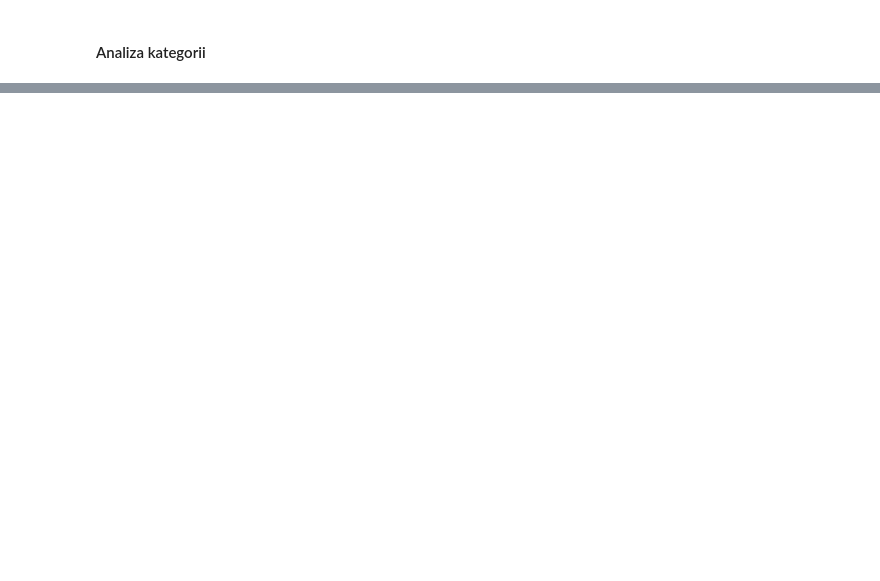
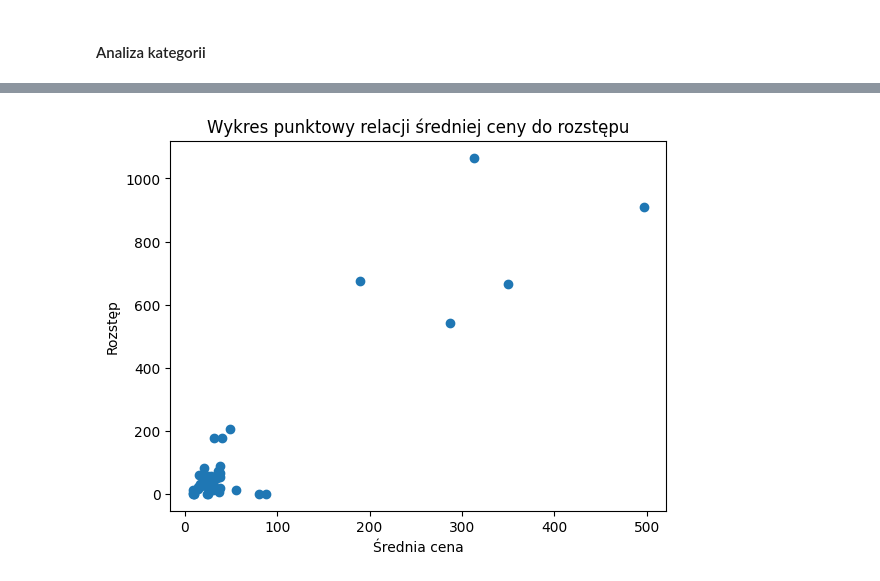
Before and after one commit to pjanapl/portfolio, a Jupyter notebook: rossmann/notebooks/eda.ipynb, the cells around one changed output, grey strips where cells are left out. Drawn from its saved outputs; the diff is of its cells as text; code cells hidden in the pictures; blank space fills up the shorter version.

```diff
--- a/rossmann/notebooks/eda.ipynb
+++ b/rossmann/notebooks/eda.ipynb
@@ -614 +618,15 @@ Serum, boostery i esencje         87.990000
 Name: current_price_pln, dtype: float64
+# %%
+# Rozstęp cen produktów w kategoriach
+category_spread = []
+for category in df['top_level_category'].unique():
+    products = df[df['top_level_category'] == category]
+    category_spread.append(
+        (
+            category,
+            round(np.max(products['current_price_pln']) - np.min(products['current_price_pln']), 2)
+        )
+    )
+category_spread_sorted = sorted(category_spread, key = lambda x: x[1])[::-1]
+for c in category_spread_sorted:
+    print(str(c[0]) + ': ' + str(c[1]))
@@ -614,0 +651,15 @@ Name: current_price_pln, dtype: float64
+# %%
+# Relacja średniej ceny produktów w kategorii do rozstępu kategorii
+category_spread_sorted_df = pd.DataFrame(category_spread_sorted, columns = ['top_level_category', 'spread'])
+result = pd.merge(category_spread_sorted_df, category_avg, on='top_level_category')
+plt.scatter(result['current_price_pln'], result['spread'])
+
+# Dodanie opisu osi i tytułu
+plt.xlabel("Średnia cena")
+plt.ylabel("Rozstęp")
+plt.title("Wykres punktowy relacji średniej ceny do rozstępu")
+
+# Pokazanie wykresu
+plt.show()
+# %% [output]
+[figure, added]
```
Also changed, not shown: parts of 15 cells of this notebook.
